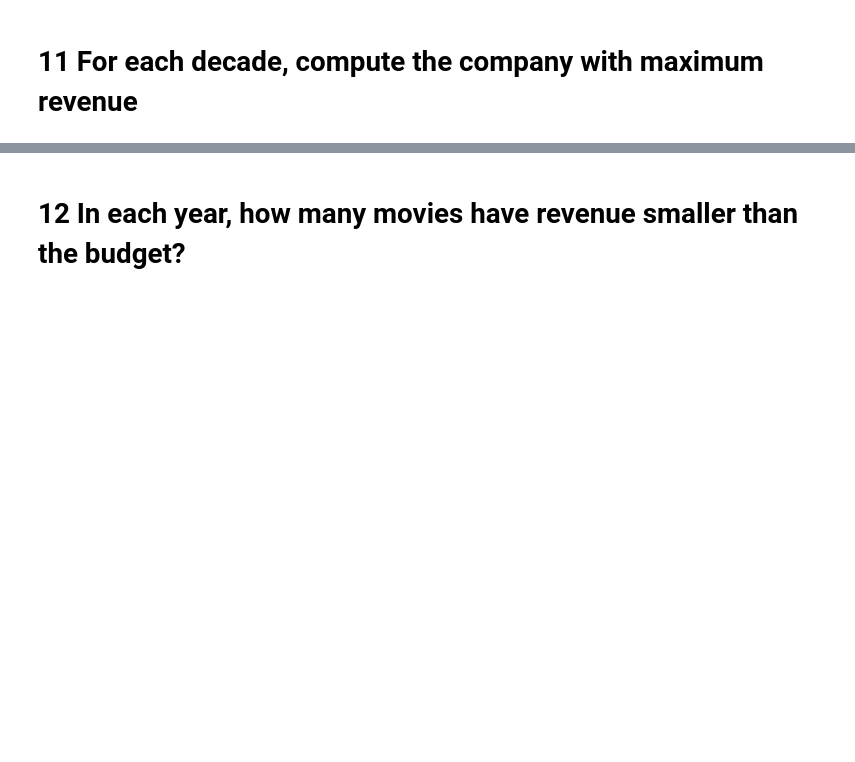
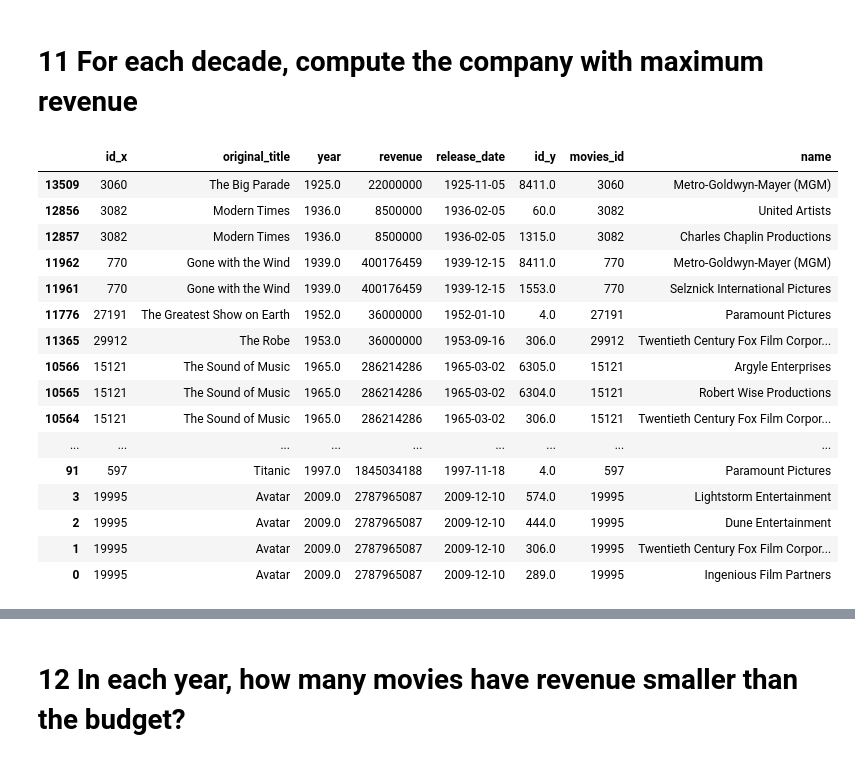
Before and after one commit to JCRCS/ComputerScienceTest, a Jupyter notebook: CSTest.ipynb, the cells around one changed output, grey strips where cells are left out. Saved outputs shown, nothing was run; the diff lists cells and outputs as text; code cells hidden in the pictures; blank space fills up the shorter version.

```diff
--- a/CSTest.ipynb
+++ b/CSTest.ipynb
@@ -247,3 +250,9 @@ movies_spoken_languages.groupby('name')[['movies_id']].count().head(3)
 | Afrikaans | 7 |
 # %% [markdown]
 # 10 For each company and each decade, compute the overall revenue
+# %%
+movies_revenue_per_company = pd.merge(movies[['id','original_title','revenue']],
+                                     movies_production_companies.groupby('movies_id')[['name']].count(),
+                                     left_on='id',
+                                     right_index = True,
+                                     how='right')
@@ -249,0 +266,4 @@ movies_spoken_languages.groupby('name')[['movies_id']].count().head(3)
+# %%
+movies_revenue_per_company['revenue_divided']=movies_revenue_per_company['revenue']/movies_revenue_per_company['name']
+movies['revenue_divided']= movies_revenue_per_company['revenue_divided']
+movies[['revenue','id','production_companies','revenue_divided']].head(3)
@@ -249,0 +275,6 @@ movies_spoken_languages.groupby('name')[['movies_id']].count().head(3)
+# %%
+movies_companies_parameters = pd.merge(movies[['id','original_title','year','revenue','release_date']],
+                                     movies_production_companies,
+                                     left_on='id',
+                                     right_on = 'movies_id',
+                                     how='right')
@@ -250,2 +325,26 @@ movies_spoken_languages.groupby('name')[['movies_id']].count().head(3)
 # %% [markdown]
 # 11 For each decade, compute the company with maximum revenue
+# %%
+idx = movies_companies_parameters.groupby(pd.cut(movies_companies_parameters['year'],
+      np.arange(movies_companies_parameters['year'].min(),
+          movies_companies_parameters['year'].max()+1,
+          10)))['revenue'].transform(max) == movies_companies_parameters['revenue']
+movies_companies_parameters[idx].sort_values('year')
+# %% [output]
+|  | id_x | original_title | year | revenue | release_date | id_y | movies_id | name |
+| 13509 | 3060 | The Big Parade | 1925.0 | 22000000 | 1925-11-05 | 8411.0 | 3060 | Metro-Goldwyn-Mayer (MGM) |
+| 12856 | 3082 | Modern Times | 1936.0 | 8500000 | 1936-02-05 | 60.0 | 3082 | United Artists |
+| 12857 | 3082 | Modern Times | 1936.0 | 8500000 | 1936-02-05 | 1315.0 | 3082 | Charles Chaplin Productions |
+| 11962 | 770 | Gone with the Wind | 1939.0 | 400176459 | 1939-12-15 | 8411.0 | 770 | Metro-Goldwyn-Mayer (MGM) |
+| 11961 | 770 | Gone with the Wind | 1939.0 | 400176459 | 1939-12-15 | 1553.0 | 770 | Selznick International Pictures |
+| 11776 | 27191 | The Greatest Show on Earth | 1952.0 | 36000000 | 1952-01-10 | 4.0 | 27191 | Paramount Pictures |
+| 11365 | 29912 | The Robe | 1953.0 | 36000000 | 1953-09-16 | 306.0 | 29912 | Twentieth Century Fox Film Corpor... |
+| 10566 | 15121 | The Sound of Music | 1965.0 | 286214286 | 1965-03-02 | 6305.0 | 15121 | Argyle Enterprises |
+| 10565 | 15121 | The Sound of Music | 1965.0 | 286214286 | 1965-03-02 | 6304.0 | 15121 | Robert Wise Productions |
+| 10564 | 15121 | The Sound of Music | 1965.0 | 286214286 | 1965-03-02 | 306.0 | 15121 | Twentieth Century Fox Film Corpor... |
+| ... | ... | ... | ... | ... | ... | ... | ... | ... |
+| 91 | 597 | Titanic | 1997.0 | 1845034188 | 1997-11-18 | 4.0 | 597 | Paramount Pictures |
+| 3 | 19995 | Avatar | 2009.0 | 2787965087 | 2009-12-10 | 574.0 | 19995 | Lightstorm Entertainment |
+| 2 | 19995 | Avatar | 2009.0 | 2787965087 | 2009-12-10 | 444.0 | 19995 | Dune Entertainment |
+| 1 | 19995 | Avatar | 2009.0 | 2787965087 | 2009-12-10 | 306.0 | 19995 | Twentieth Century Fox Film Corpor... |
+| 0 | 19995 | Avatar | 2009.0 | 2787965087 | 2009-12-10 | 289.0 | 19995 | Ingenious Film Partners |
```
Also changed, not shown: parts of 10 cells of this notebook.
